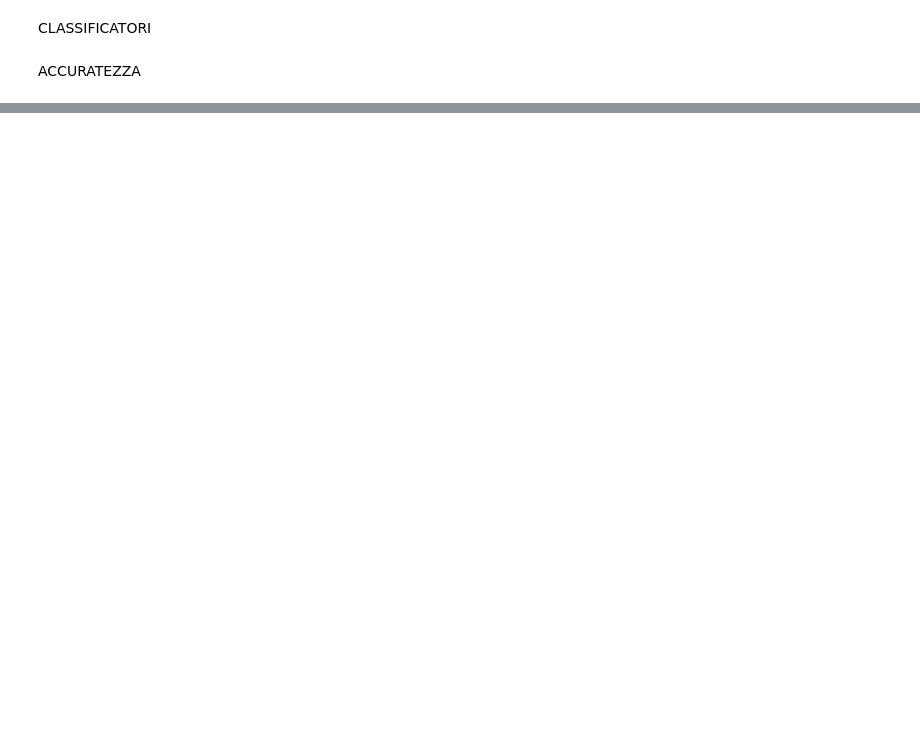
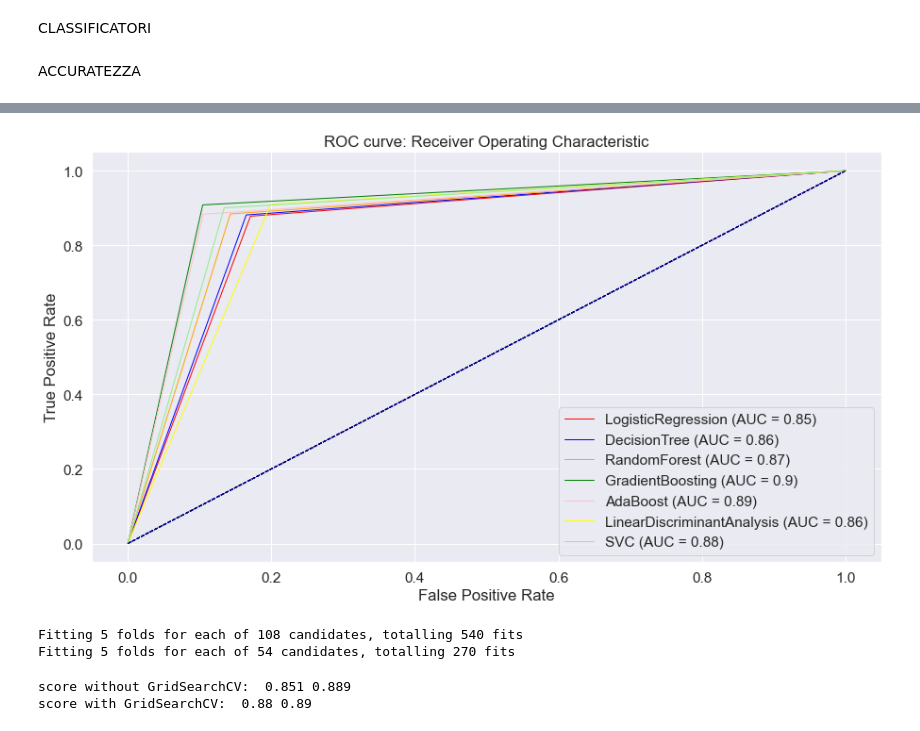
Before and after one commit to ChiaraAmalia/DataScience2Project, a Jupyter notebook: Classificazione.ipynb, the cells around one changed output, grey strips where cells are left out. Cells and saved outputs as stored; diff of their text form; code cells hidden in the pictures; blank space fills up the shorter version.

```diff
--- a/Classificazione.ipynb
+++ b/Classificazione.ipynb
@@ -316,0 +344,5 @@ Text(0.5, 1.0, 'Cross validation scores')
+# %%
+#Classification reports
+for i in range(len(classifiers)):
+    print (f"{clf_name[i]} Classification Report:" )
+    print (clr[i])
@@ -316,0 +367,54 @@ Text(0.5, 1.0, 'Cross validation scores')
+# %%
+# ROC Curve: fornisce un altro metodo per valutare il modello
+plt.figure(figsize=(15,8))
+for i in range(len(classifiers)):
+    cm = ['red', 'blue', 'orange', 'green', 'pink', 'yellow', 'lightgreen', 'black', 'purple', 'lightblue'] #add more colours for more algorithms
+    plt.plot(roc_fpr[i], roc_tpr[i], c=cm[i], lw=1, label=clf_name[i].replace("Classifier", "") + " (AUC = " + str(round(roc_auc[i],2)) + ")")
+    plt.plot([0, 1], [0, 1], color='navy', lw=1, linestyle='--')
+    plt.xlabel('False Positive Rate')
+    plt.ylabel('True Positive Rate')
+    plt.title('ROC curve: Receiver Operating Characteristic')
+    plt.legend(loc="lower right")
+# %% [output]
+[figure, added]
+# %%
+# Search grid for optimal parameters
+
+DT_param = {"max_depth": [2,3,8,10],
+            "max_features": [0.3, 0.7, 1],
+            "min_samples_split": [2, 3, 10],
+            "min_samples_leaf": [1, 3, 10],
+            "criterion": ["gini"]}
+
+RF_param = {"max_depth": [None],
+            "max_features": [0.3, 0.7, 1],
+            "min_samples_split": [2, 3, 10],
+            "min_samples_leaf": [1, 3, 10],
+            "bootstrap": [False],
+            "n_estimators" :[100,300],
+            "criterion": ["gini"]}
+
+#using 4 n_jobs for faster processing
+DTgs = GridSearchCV(DecisionTreeClassifier(), param_grid=DT_param, cv=kfold, n_jobs=4, scoring="accuracy", verbose = 1)
+RFgs = GridSearchCV(RandomForestClassifier(), param_grid=RF_param, cv=kfold, n_jobs=4, scoring="accuracy", verbose = 1)
+
+models = [DTgs, RFgs]
+
+gs_model = []
+score = []
+
+for model in models:
+    model.fit(x_train, y_train.values.ravel())
+    gs_model.append(model.best_estimator_)
+    score.append(model.best_score_)
+# %% [output]
+Fitting 5 folds for each of 108 candidates, totalling 540 fits
+Fitting 5 folds for each of 54 candidates, totalling 270 fits
+# %%
+# scores without gridsearch
+print("score without GridSearchCV: ", round(cv_acc[1], 3), round(cv_acc[3], 3))
+# scores with gridsearch
+print("score with GridSearchCV: ", round(score[0], 3), round(score[1], 3))
+# %% [output]
+score without GridSearchCV:  0.851 0.889
+score with GridSearchCV:  0.88 0.89
```
Also changed, not shown: parts of 28 cells of this notebook.
